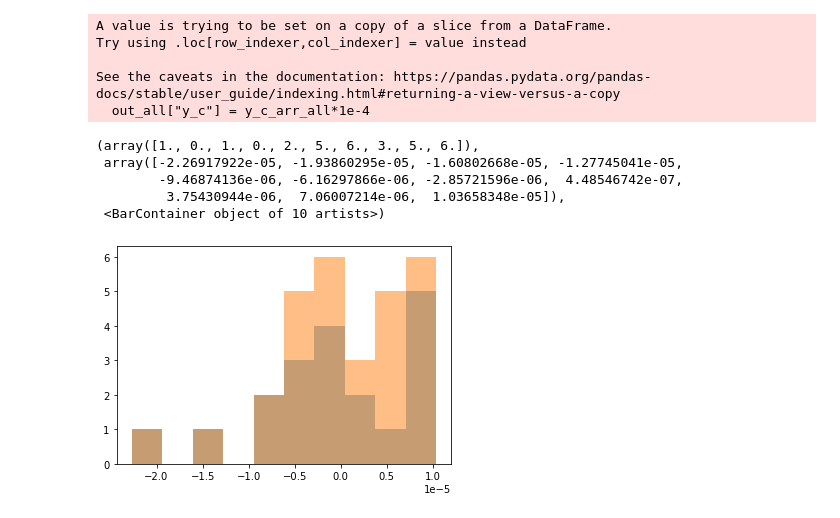
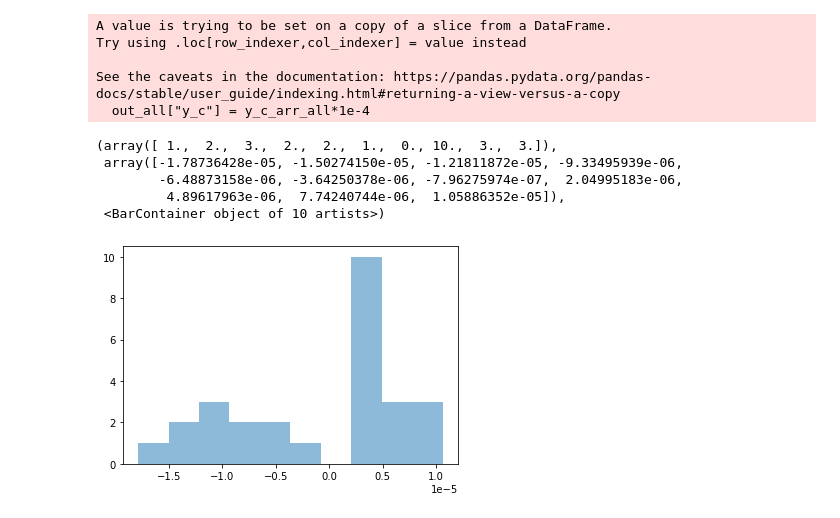
Before and after one commit to karenperezsarmiento/mmpsrc_project, a Jupyter notebook: jupyter_nb/psrc2y.ipynb, the cells around one changed output. Drawn from its saved outputs; the diff is of its cells as text; code cells hidden in the pictures.

Commit message:
jupyter nb and plots

```diff
--- a/jupyter_nb/psrc2y.ipynb
+++ b/jupyter_nb/psrc2y.ipynb
@@ -151,15 +151,15 @@ Try using .loc[row_indexer,col_indexer] = value instead
 See the caveats in the documentation: https://pandas.pydata.org/pandas-docs/stable/user_guide/indexing.html#returning-a-view-versus-a-copy
   out_all["y_c"] = y_c_arr_all*1e-4
 # %%
-plt.hist(f_matched["Del_y_m"],alpha=0.5)
+#plt.hist(f_matched["Del_y_m"],alpha=0.5)
 plt.hist(f_psrc["Del_y_m"],alpha=0.5)
 # %% [output]
-(array([1., 0., 1., 0., 2., 5., 6., 3., 5., 6.]),
- array([-2.26917922e-05, -1.93860295e-05, -1.60802668e-05, -1.27745041e-05,
-        -9.46874136e-06, -6.16297866e-06, -2.85721596e-06,  4.48546742e-07,
-         3.75430944e-06,  7.06007214e-06,  1.03658348e-05]),
+(array([ 1.,  2.,  3.,  2.,  2.,  1.,  0., 10.,  3.,  3.]),
+ array([-1.78736428e-05, -1.50274150e-05, -1.21811872e-05, -9.33495939e-06,
+        -6.48873158e-06, -3.64250378e-06, -7.96275974e-07,  2.04995183e-06,
+         4.89617963e-06,  7.74240744e-06,  1.05886352e-05]),
  <BarContainer object of 10 artists>)
-[figure, old version]
+[figure, new version]
 # %%
 hist,bins = np.histogram(out_all["Del_y_m"]/out_all["y_c"],bins=np.arange(-0.3,0.7,0.05))
 plt.step(bins[:-1],hist/243,where="post")
```
Also changed, not shown: parts of 4 cells of this notebook, 10 other files.
